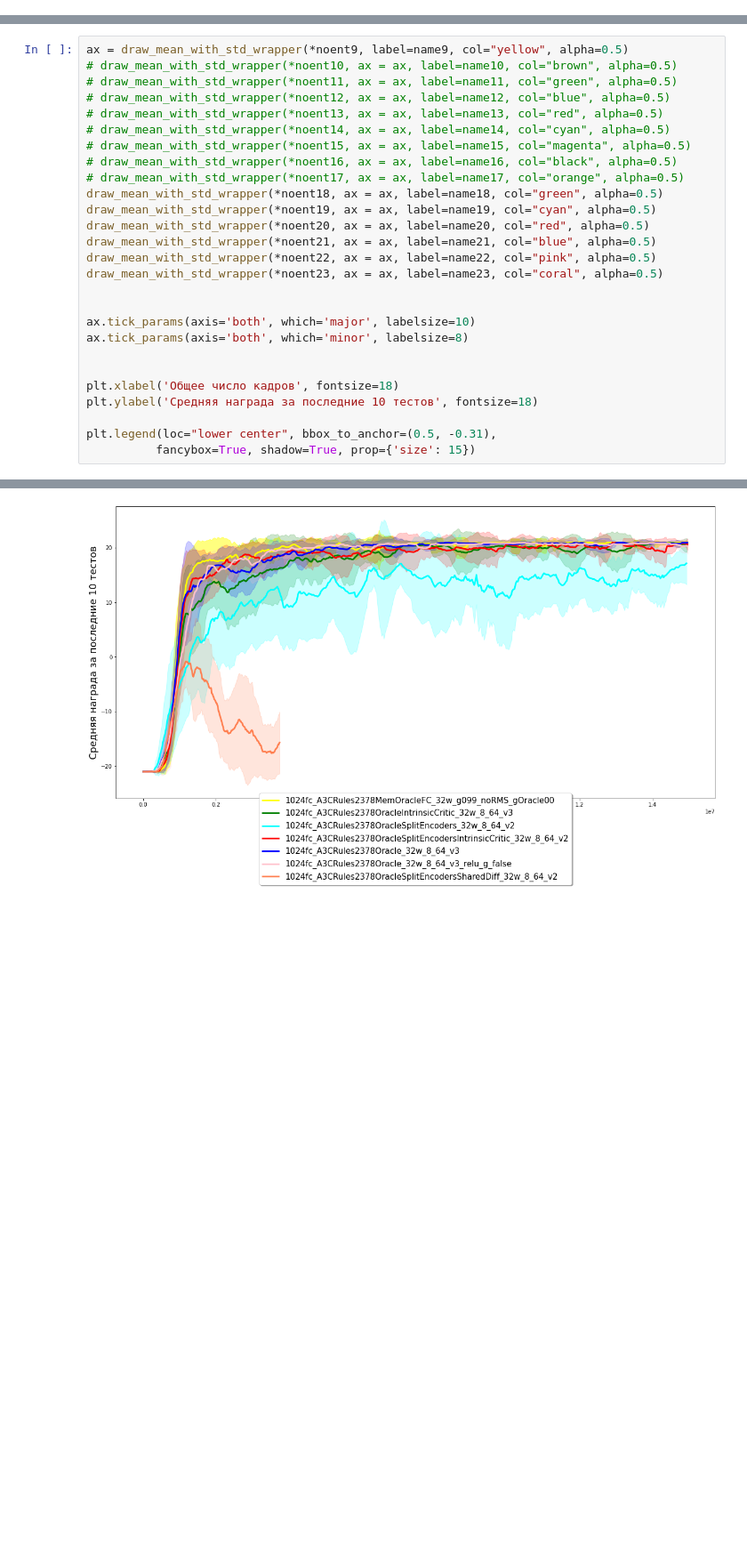
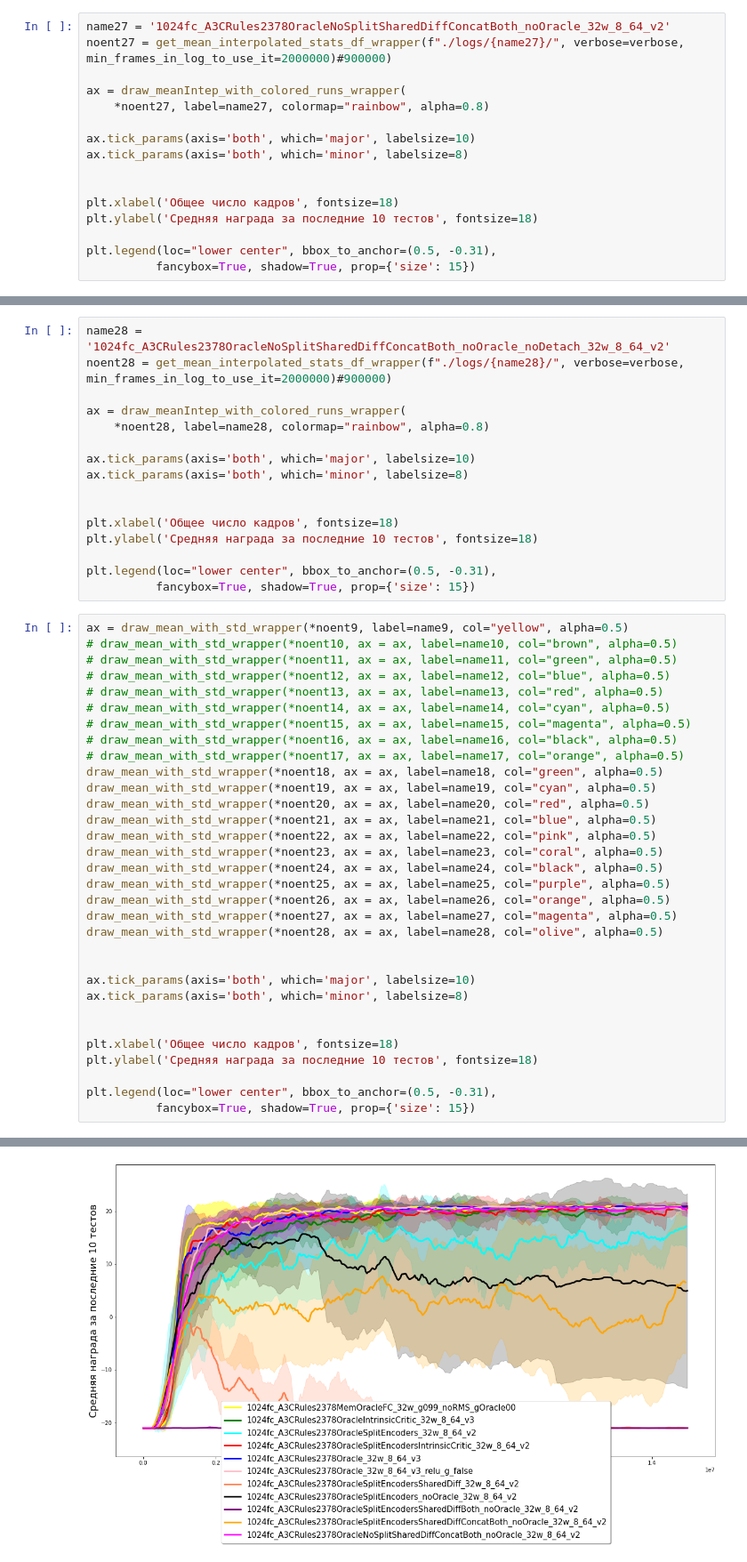
Before and after one commit to Aanax/rl_a3c_slurm, a Jupyter notebook: plot_trainings_oracle_result.ipynb, the cells around one changed output, grey strips where cells are left out. Shown at 89% size. Cells and saved outputs as stored; diff of their text form; blank space fills up the shorter version.

Commit message:
split encoders

```diff
--- a/plot_trainings_oracle_result.ipynb
+++ b/plot_trainings_oracle_result.ipynb
@@ -358,0 +419,16 @@ num of logs in folder  290
+# %%
+name27 = '1024fc_A3CRules2378OracleNoSplitSharedDiffConcatBoth_noOracle_32w_8_64_v2'
+noent27 = get_mean_interpolated_stats_df_wrapper(f"./logs/{name27}/", verbose=verbose, min_frames_in_log_to_use_it=2000000)#900000)
+
+ax = draw_meanIntep_with_colored_runs_wrapper(
+    *noent27, label=name27, colormap="rainbow", alpha=0.8)
+
+ax.tick_params(axis='both', which='major', labelsize=10)
+ax.tick_params(axis='both', which='minor', labelsize=8)
+
+
+plt.xlabel('Общее число кадров', fontsize=18)
+plt.ylabel('Средняя награда за последние 10 тестов', fontsize=18)
+
+plt.legend(loc="lower center", bbox_to_anchor=(0.5, -0.31),
+          fancybox=True, shadow=True, prop={'size': 15})
@@ -359,30 +439,51 @@ num of logs in folder  290
+# %%
+name28 = '1024fc_A3CRules2378OracleNoSplitSharedDiffConcatBoth_noOracle_noDetach_32w_8_64_v2'
+noent28 = get_mean_interpolated_stats_df_wrapper(f"./logs/{name28}/", verbose=verbose, min_frames_in_log_to_use_it=2000000)#900000)
+
+ax = draw_meanIntep_with_colored_runs_wrapper(
+    *noent28, label=name28, colormap="rainbow", alpha=0.8)
+
+ax.tick_params(axis='both', which='major', labelsize=10)
+ax.tick_params(axis='both', which='minor', labelsize=8)
+
+
+plt.xlabel('Общее число кадров', fontsize=18)
+plt.ylabel('Средняя награда за последние 10 тестов', fontsize=18)
+
+plt.legend(loc="lower center", bbox_to_anchor=(0.5, -0.31),
+          fancybox=True, shadow=True, prop={'size': 15})
 # %%
 ax = draw_mean_with_std_wrapper(*noent9, label=name9, col="yellow", alpha=0.5)
 # draw_mean_with_std_wrapper(*noent10, ax = ax, label=name10, col="brown", alpha=0.5)
 # draw_mean_with_std_wrapper(*noent11, ax = ax, label=name11, col="green", alpha=0.5)
 # draw_mean_with_std_wrapper(*noent12, ax = ax, label=name12, col="blue", alpha=0.5)
 # draw_mean_with_std_wrapper(*noent13, ax = ax, label=name13, col="red", alpha=0.5)
 # draw_mean_with_std_wrapper(*noent14, ax = ax, label=name14, col="cyan", alpha=0.5)
 # draw_mean_with_std_wrapper(*noent15, ax = ax, label=name15, col="magenta", alpha=0.5)
 # draw_mean_with_std_wrapper(*noent16, ax = ax, label=name16, col="black", alpha=0.5)
 # draw_mean_with_std_wrapper(*noent17, ax = ax, label=name17, col="orange", alpha=0.5)
 draw_mean_with_std_wrapper(*noent18, ax = ax, label=name18, col="green", alpha=0.5)
 draw_mean_with_std_wrapper(*noent19, ax = ax, label=name19, col="cyan", alpha=0.5)
 draw_mean_with_std_wrapper(*noent20, ax = ax, label=name20, col="red", alpha=0.5)
 draw_mean_with_std_wrapper(*noent21, ax = ax, label=name21, col="blue", alpha=0.5)
 draw_mean_with_std_wrapper(*noent22, ax = ax, label=name22, col="pink", alpha=0.5)
 draw_mean_with_std_wrapper(*noent23, ax = ax, label=name23, col="coral", alpha=0.5)
+draw_mean_with_std_wrapper(*noent24, ax = ax, label=name24, col="black", alpha=0.5)
+draw_mean_with_std_wrapper(*noent25, ax = ax, label=name25, col="purple", alpha=0.5)
+draw_mean_with_std_wrapper(*noent26, ax = ax, label=name26, col="orange", alpha=0.5)
+draw_mean_with_std_wrapper(*noent27, ax = ax, label=name27, col="magenta", alpha=0.5)
+draw_mean_with_std_wrapper(*noent28, ax = ax, label=name28, col="olive", alpha=0.5)
 
 
 ax.tick_params(axis='both', which='major', labelsize=10)
 ax.tick_params(axis='both', which='minor', labelsize=8)
 
 
 plt.xlabel('Общее число кадров', fontsize=18)
 plt.ylabel('Средняя награда за последние 10 тестов', fontsize=18)
 
 plt.legend(loc="lower center", bbox_to_anchor=(0.5, -0.31),
           fancybox=True, shadow=True, prop={'size': 15})
 # %% [output]
 <matplotlib.legend.Legend at 0x...>
-[figure, old version]
+[figure, new version]
```
Also changed, not shown: parts of 5 cells of this notebook, 16 other files.
